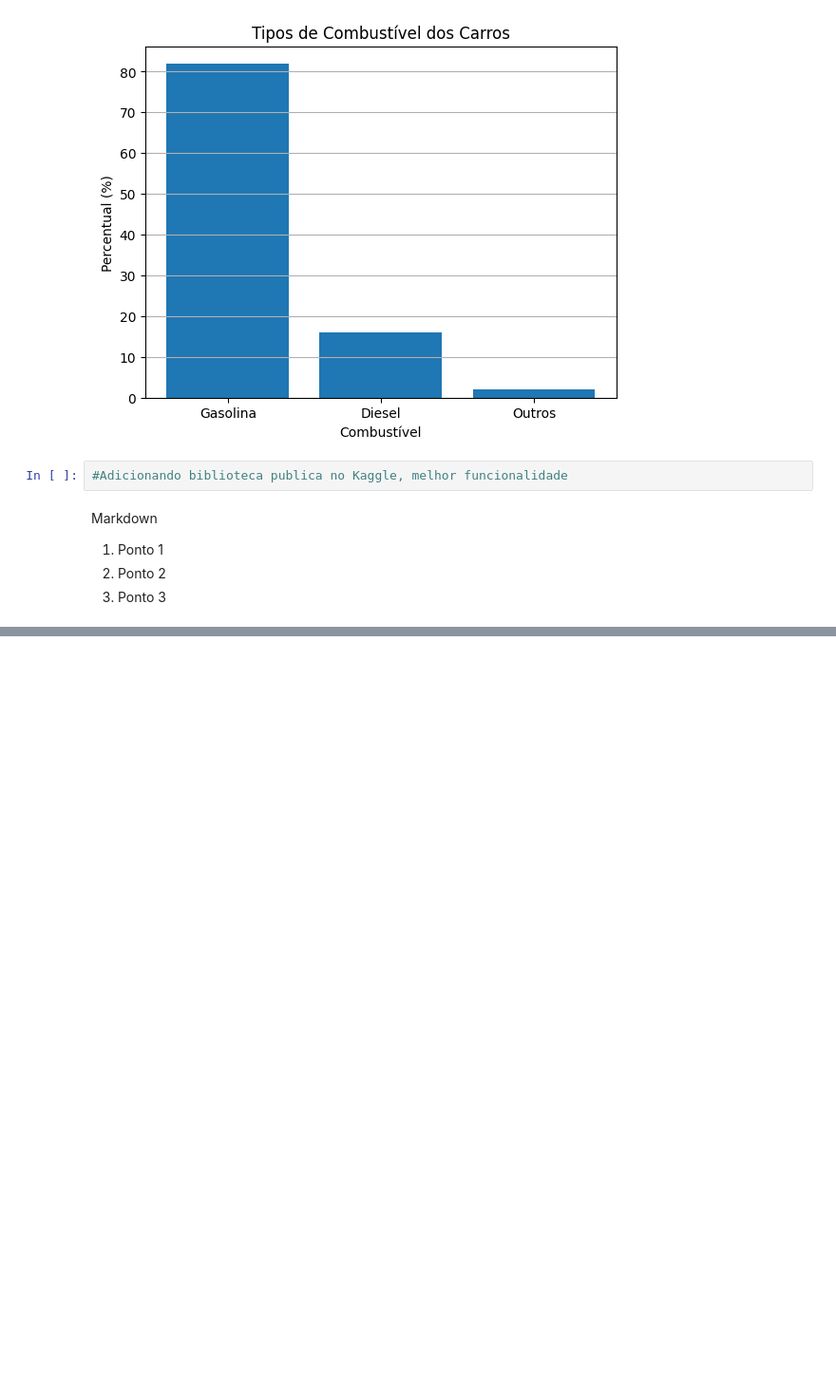
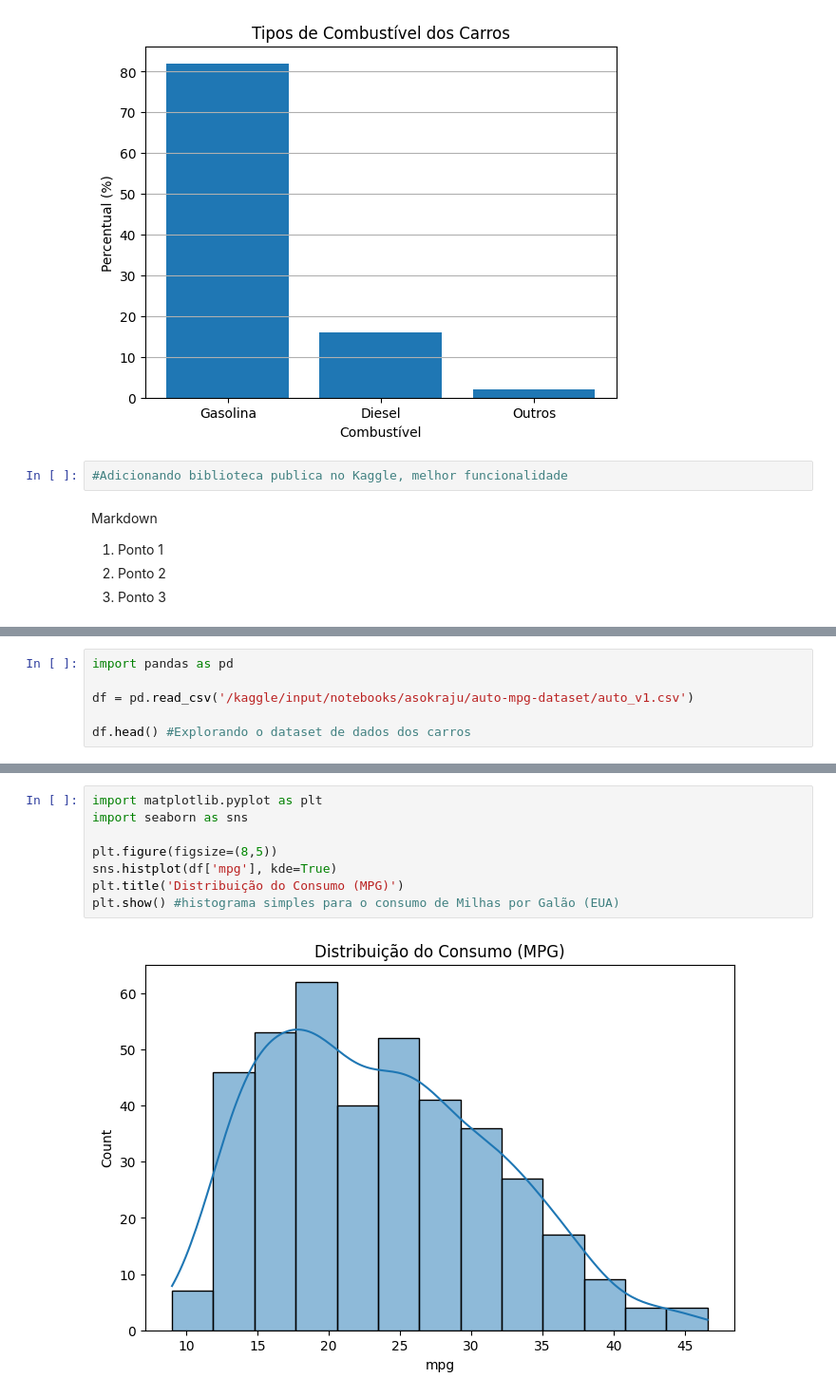
Before and after one commit to gabriels2006/Bootcamp---LAMIA---Aprendizado-de-Maquina, a Jupyter notebook: Card_7/Pratica/notebookpratica-pratica.ipynb, the cells around one changed output, grey strips where cells are left out. Shown at 95% size. Cells and saved outputs as stored; diff of their text form; blank space fills up the shorter version.

```diff
--- a/Card_7/Pratica/notebookpratica-pratica.ipynb
+++ b/Card_7/Pratica/notebookpratica-pratica.ipynb
@@ -25,0 +30,6 @@ Markdown
+# %%
+import pandas as pd
+
+df = pd.read_csv('/kaggle/input/notebooks/asokraju/auto-mpg-dataset/auto_v1.csv')
+
+df.head() #Explorando o dataset de dados dos carros
@@ -25,0 +109,10 @@ Markdown
+# %%
+import matplotlib.pyplot as plt
+import seaborn as sns
+
+plt.figure(figsize=(8,5))
+sns.histplot(df['mpg'], kde=True)
+plt.title('Distribuição do Consumo (MPG)')
+plt.show() #histograma simples para o consumo de Milhas por Galão (EUA)
+# %% [output]
+[figure, added]
```
Also changed, not shown: parts of 13 cells of this notebook.
